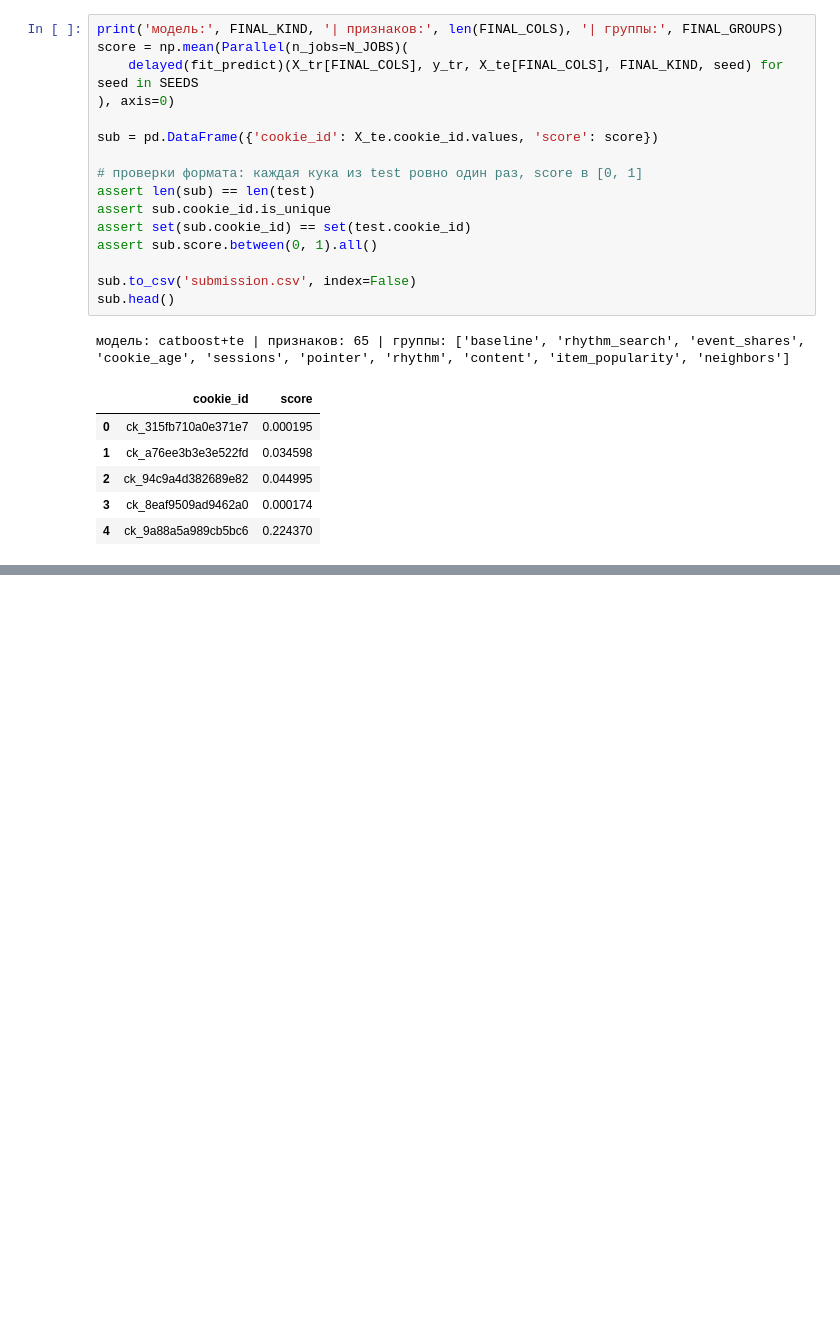
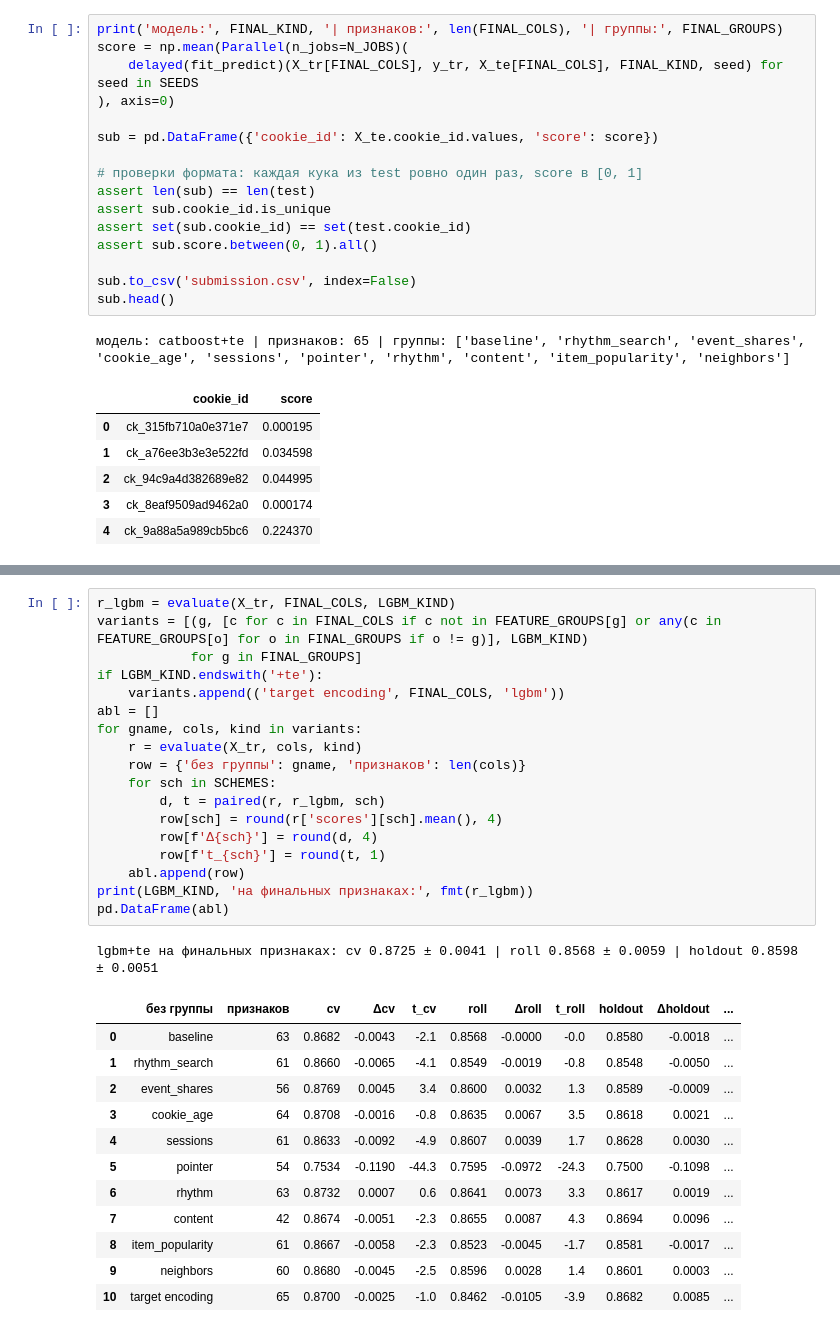
Before and after one commit to xloned/avito-bot-detection-challenge, a Jupyter notebook: solution.ipynb, the cells around one changed output, grey strips where cells are left out. Cells and saved outputs as stored; diff of their text form; blank space fills up the shorter version.

```diff
--- a/solution.ipynb
+++ b/solution.ipynb
@@ -1181,0 +1388,32 @@ sub.head()
+# %%
+r_lgbm = evaluate(X_tr, FINAL_COLS, LGBM_KIND)
+variants = [(g, [c for c in FINAL_COLS if c not in FEATURE_GROUPS[g] or any(c in FEATURE_GROUPS[o] for o in FINAL_GROUPS if o != g)], LGBM_KIND)
+            for g in FINAL_GROUPS]
+if LGBM_KIND.endswith('+te'):
+    variants.append(('target encoding', FINAL_COLS, 'lgbm'))
+abl = []
+for gname, cols, kind in variants:
+    r = evaluate(X_tr, cols, kind)
+    row = {'без группы': gname, 'признаков': len(cols)}
+    for sch in SCHEMES:
+        d, t = paired(r, r_lgbm, sch)
+        row[sch] = round(r['scores'][sch].mean(), 4)
+        row[f'Δ{sch}'] = round(d, 4)
+        row[f't_{sch}'] = round(t, 1)
+    abl.append(row)
+print(LGBM_KIND, 'на финальных признаках:', fmt(r_lgbm))
+pd.DataFrame(abl)
+# %% [output]
+lgbm+te на финальных признаках: cv 0.8725 ± 0.0041 | roll 0.8568 ± 0.0059 | holdout 0.8598 ± 0.0051
+|  | без группы | признаков | cv | Δcv | t_cv | roll | Δroll | t_roll | holdout | Δholdout | ... |
+| 0 | baseline | 63 | 0.8682 | -0.0043 | -2.1 | 0.8568 | -0.0000 | -0.0 | 0.8580 | -0.0018 | ... |
+| 1 | rhythm_search | 61 | 0.8660 | -0.0065 | -4.1 | 0.8549 | -0.0019 | -0.8 | 0.8548 | -0.0050 | ... |
+| 2 | event_shares | 56 | 0.8769 | 0.0045 | 3.4 | 0.8600 | 0.0032 | 1.3 | 0.8589 | -0.0009 | ... |
+| 3 | cookie_age | 64 | 0.8708 | -0.0016 | -0.8 | 0.8635 | 0.0067 | 3.5 | 0.8618 | 0.0021 | ... |
+| 4 | sessions | 61 | 0.8633 | -0.0092 | -4.9 | 0.8607 | 0.0039 | 1.7 | 0.8628 | 0.0030 | ... |
+| 5 | pointer | 54 | 0.7534 | -0.1190 | -44.3 | 0.7595 | -0.0972 | -24.3 | 0.7500 | -0.1098 | ... |
+| 6 | rhythm | 63 | 0.8732 | 0.0007 | 0.6 | 0.8641 | 0.0073 | 3.3 | 0.8617 | 0.0019 | ... |
+| 7 | content | 42 | 0.8674 | -0.0051 | -2.3 | 0.8655 | 0.0087 | 4.3 | 0.8694 | 0.0096 | ... |
+| 8 | item_popularity | 61 | 0.8667 | -0.0058 | -2.3 | 0.8523 | -0.0045 | -1.7 | 0.8581 | -0.0017 | ... |
+| 9 | neighbors | 60 | 0.8680 | -0.0045 | -2.5 | 0.8596 | 0.0028 | 1.4 | 0.8601 | 0.0003 | ... |
+| 10 | target encoding | 65 | 0.8700 | -0.0025 | -1.0 | 0.8462 | -0.0105 | -3.9 | 0.8682 | 0.0085 | ... |
```
Also changed, not shown: parts of 27 cells of this notebook, 1 other file.
